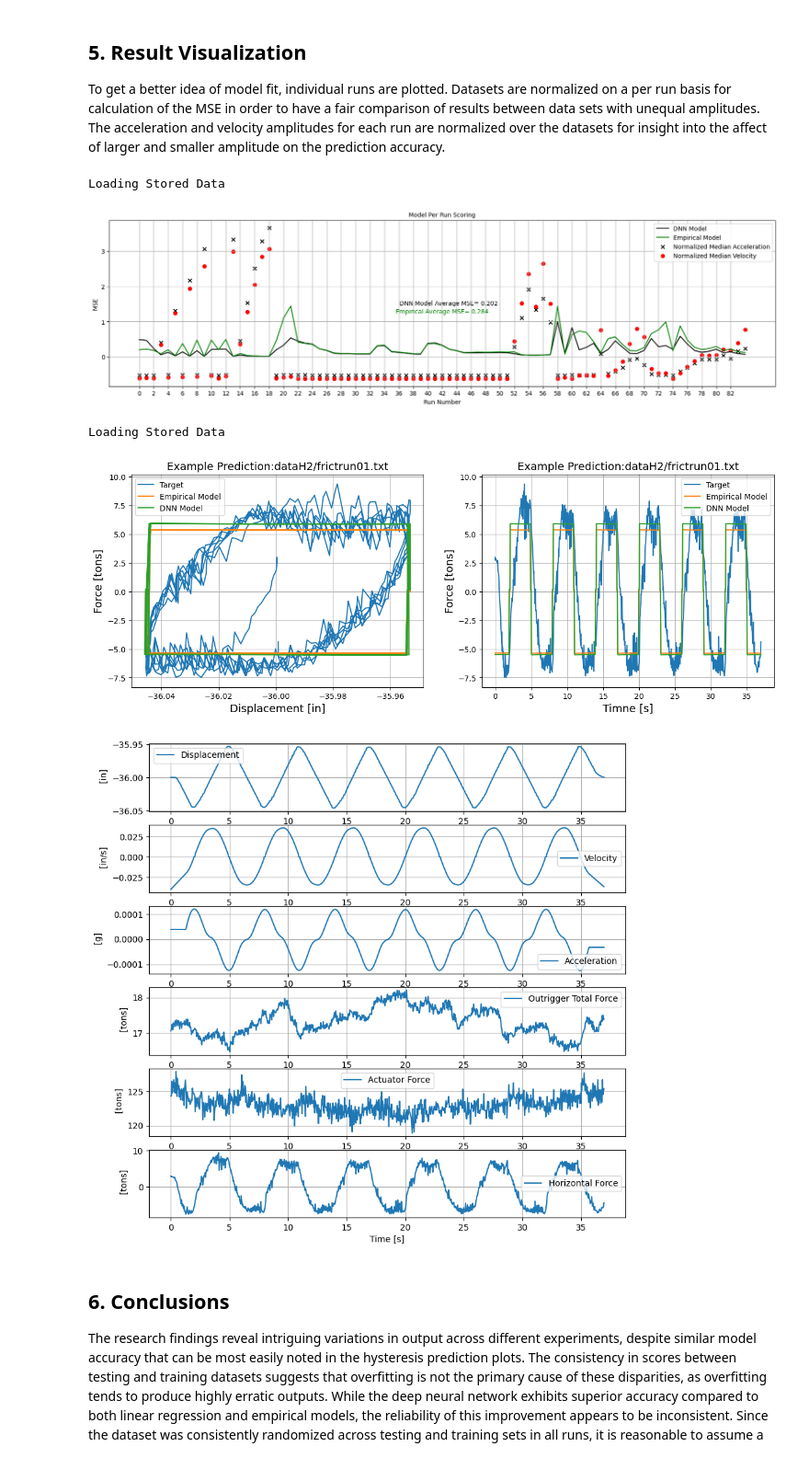
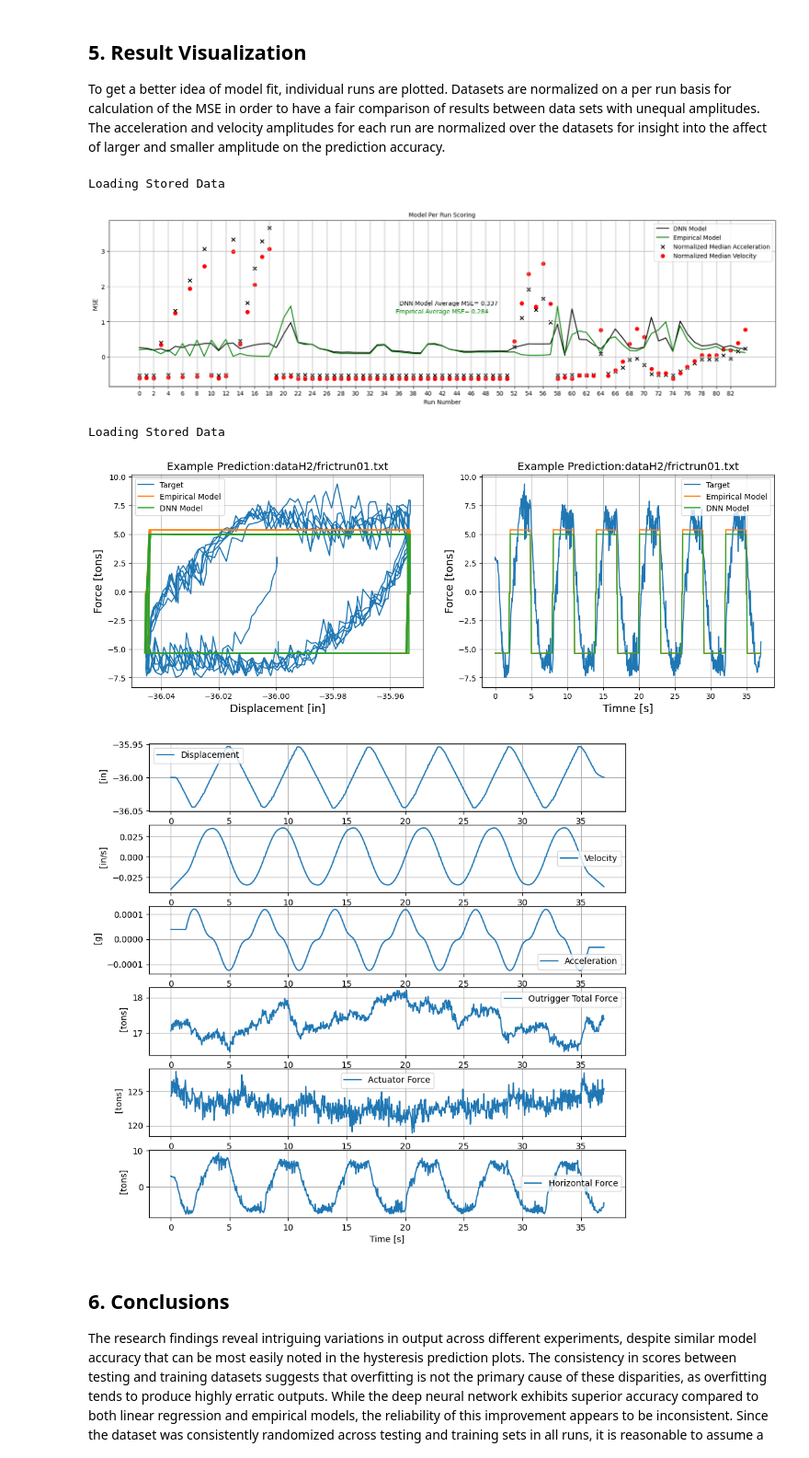
Before and after one commit to Kaylaerler/Structural-Insights-with-ML, a Jupyter notebook: Case 2. DNN.ipynb, the cells around one changed output. Shown at 92% size. Drawn from its saved outputs; the diff is of its cells as text; code cells hidden in the pictures.

```diff
--- a/Case 2. DNN.ipynb
+++ b/Case 2. DNN.ipynb
@@ -69,11 +69,14 @@ This notebook is intended for users with some level of experience with python co
 # 1 for training with inputted hyperparameters
 # 2 for training with grid search selected hyperparameters
 # 3 for loading pre-trained model and exploring post-processing features alone
-notebook_mode = 1
+notebook_mode = 3
 
 # Modify the following variables to change the primary functions of the notebook
-model_version = 1            # use to load a specific model version for mode 3 or to train a new model version for mode 1 or 2
-load_hypers_from_file = True # set to true to use the hyper_path or hyper_grid_path for modes 1 or 2, respectively
+model_version = 4            # use to load a specific model version for mode 3 or to train a new model version for mode 1 or 2
+                             # check the files in DNNconfigs for the model version number if you are using mode 1 or 2 (not applicable if the next parameter is set to False)
+                             # check DNNRestuls for the model version number if you are using mode 3
+
+load_hypers_from_file = True # set to true to use the hyper_path or hyper_grid_path for modes 1 or 2, respectively. set to false to manually modify hyperparameters in notebook
 save_results = True          # set to False if in read only mode on DesignSafe
 
 # below parameters are default and should not need to be altered
@@ -138,11 +156,19 @@ Training will be performed using GPU if available, otherwise, the model runs on
 - num_epochs: number of epochs to run the mini-batch training algorithm over
 - dropout_prob: percentage of neurons that are randomly "dropped out" for neurons in the hidden layers. A regularization technique that helps to prevent overfitting.
 # %%
-importlib.reload(DNN_functions)
 if notebook_mode == 1:
     if load_hypers_from_file:
-        print('Loading hyperparameters from file: ' + path_names['new_hypers'])
-        hyperparameters = yaml.load(open(path_names['new_hypers'], 'r'), Loader=yaml.SafeLoader)
+        if os.exists(path_names['new_hypers']):
+            print('Loading hyperparameters from file: ' + path_names['new_hypers'])
+            hyperparameters = yaml.load(open(path_names['new_hypers'], 'r'), Loader=yaml.SafeLoader)
+        elif os.exists(path_names['saved_hypers']):
+            print('Loading hyperparameters from file: ' + path_names['saved_hypers'])
+            hyperparameters = yaml.load(open(path_names['saved_hypers'], 'r'), Loader=yaml.SafeLoader)
+        else:
+            load_hypers_from_file = False
+            print('No hyperparameters found for model version ' + str(model_version))
+            print('Please enter hyperparameters in the next cell and rerun this code block only')
+            print('or create the desired configuration file using the prescribed naming convention')
     else:
         print('Using mannually inputed hyperparameters')
         hyperparameters = {
@@ -183,8 +188,14 @@ It is well known that the selection of the best hyperparameters is not a straigh
 # %%
 if notebook_mode == 2:
     if load_hypers_from_file:
-        print('Loading hyperparameters from file: ' + path_names['hyper_grid'])
-        param_grid = yaml.load(open(path_names['hyper_grid'], 'r'), Loader=yaml.SafeLoader)
+        if os.exists(path_names['hyper_grid']):
+            print('Loading hyperparameters from file: ' + path_names['hyper_grid'])
+            param_grid = yaml.load(open(path_names['hyper_grid'], 'r'), Loader=yaml.SafeLoader)
+        else:
+            load_hypers_from_file = False
+            print(f'No hyperparameters found for {path_names["hyper_grid"]}')
+            print('Please enter hyperparameters in the next cell and rerun code block,')
+            print('or create the desired configuration file using the prescribed naming convention.')
     else:
         print('Using mannually inputed hyperparameter grid')
         param_grid = {
@@ -196,10 +207,10 @@ if notebook_mode == 2:
             'num_epochs': [2],
             'dropout_prob': [0.2]
         }
-    model = DNN_functions.random_search(param_grid, signals_dictionary, path_names, search_space_ratio = 0.8)
+    model = DNN_functions.random_search(features, param_grid, path_names, search_space_ratio = 0.8)
 # %% [markdown]
 ### 4.3 Pre-Trained Network Loading <a class="anchor" id="fourth3-bullet">
 The final mode possible for this notebook is loading a pre-trained model. It is neccesary to have the hyperparameter configuration file corresponding to the trained model loaded in order to initialize the network. Once the model has been loaded, the user can predict on any given dataset that matches the number of features provided in the initial model. The interactive plots in the next section will be viewable to see model trends.
 # %%
 if notebook_mode == 3:
-    model = DNN_functions.initiate_saved_model(path_names['saved_hypers'], path_names['saved_model'], signals_dictionary[0]['data'])
+    model = DNN_functions.initiate_pretrained_network(features, path_names['saved_hypers'], path_names['saved_model'])
@@ -215,20 +228,19 @@ empirical_output, model_output = post_process.test_scores(
 post_process.model_per_run_scoring(empirical_output, model_output, model_name = model_type + " Model")
 # %% [output]
 Loading Stored Data
-[figure, old version]
+[figure, new version]
 # %%
 # target and prediction plot
 test = 22
-importlib.reload(post_process)
 post_process.plot_prediction(empirical_prediction = empirical_output[test]['prediction'],
                              model_prediction = model_output[test]['prediction'],
                             signals = signals_dictionary[test]['data'],
                             model_name = model_type + ' Model',
                             run_name = signals_dictionary[test]['test'])
 post_process.plot_signals(test)
 # %% [output]
 Loading Stored Data
-[figure, old version]
+[figure, new version]
 [figure]
 # %% [markdown]
 ## 6. Conclusions <a class="anchor" id="sixth-bullet">
```
Also changed, not shown: parts of 9 cells of this notebook, 22 other files.
